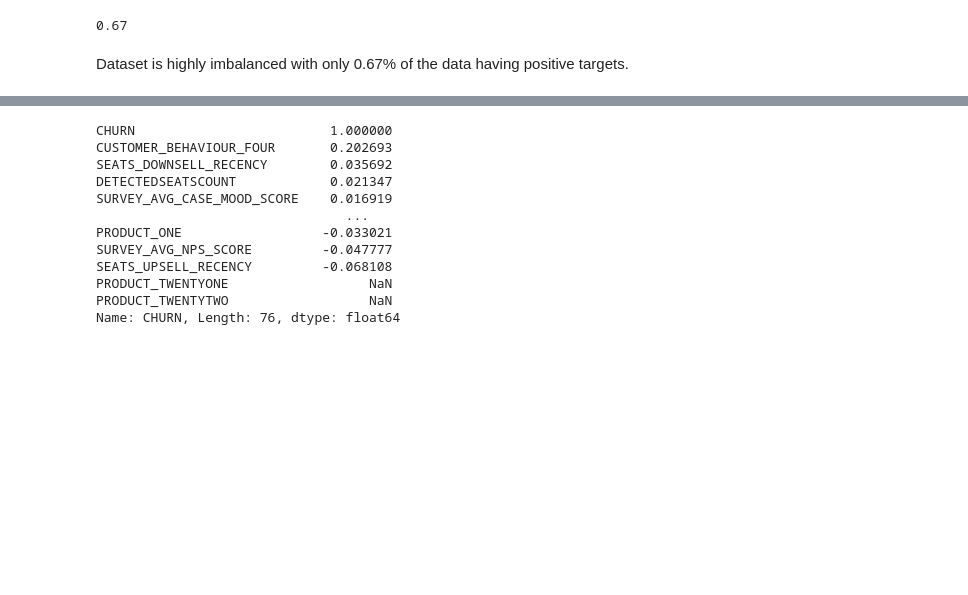
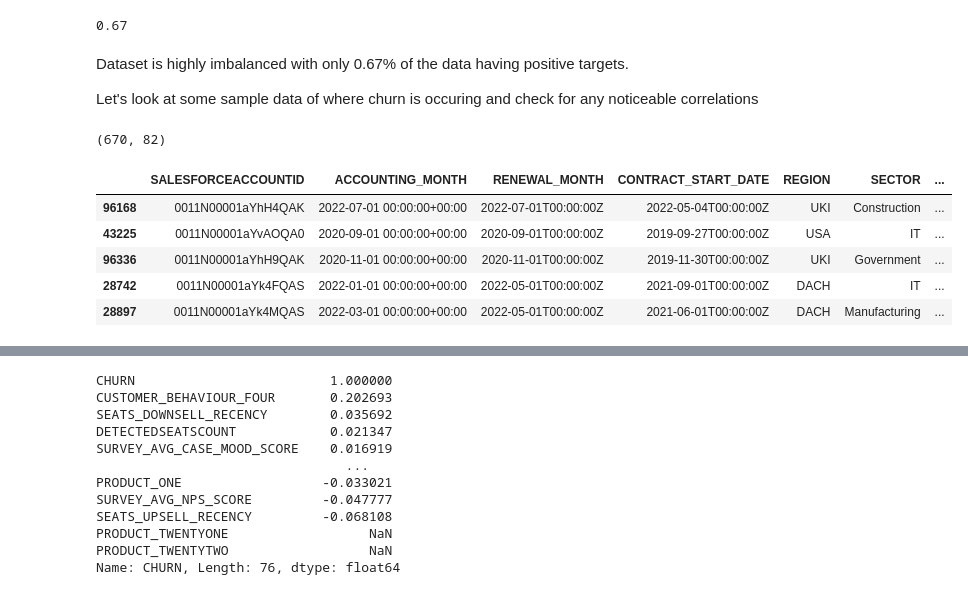
Before and after one commit to jmoro0408/Customer_Churn, a Jupyter notebook: notebooks/1_EDA.ipynb, the cells around one changed output, grey strips where cells are left out. Cells and saved outputs as stored; diff of their text form; code cells hidden in the pictures; blank space fills up the shorter version.

```diff
--- a/notebooks/1_EDA.ipynb
+++ b/notebooks/1_EDA.ipynb
@@ -95,3 +100,19 @@ Name: count, dtype: int64
 0.67
 # %% [markdown]
 Dataset is highly imbalanced with only 0.67% of the data having positive targets.
+
+Let's look at some sample data of where churn is occuring and check for any noticeable correlations
+# %%
+df_churned = df[df['CHURN'] == 1]
+df_churned.shape
+# %% [output]
+(670, 82)
+# %%
+df_churned.sample(5)
+# %% [output]
+|  | SALESFORCEACCOUNTID | ACCOUNTING_MONTH | RENEWAL_MONTH | CONTRACT_START_DATE | REGION | SECTOR | ... |
+| 96168 | 0011N00001aYhH4QAK | 2022-07-01 00:00:00+00:00 | 2022-07-01T00:00:00Z | 2022-05-04T00:00:00Z | UKI | Construction | ... |
+| 43225 | 0011N00001aYvAOQA0 | 2020-09-01 00:00:00+00:00 | 2020-09-01T00:00:00Z | 2019-09-27T00:00:00Z | USA | IT | ... |
+| 96336 | 0011N00001aYhH9QAK | 2020-11-01 00:00:00+00:00 | 2020-11-01T00:00:00Z | 2019-11-30T00:00:00Z | UKI | Government | ... |
+| 28742 | 0011N00001aYk4FQAS | 2022-01-01 00:00:00+00:00 | 2022-05-01T00:00:00Z | 2021-09-01T00:00:00Z | DACH | IT | ... |
+| 28897 | 0011N00001aYk4MQAS | 2022-03-01 00:00:00+00:00 | 2022-05-01T00:00:00Z | 2021-06-01T00:00:00Z | DACH | Manufacturing | ... |
```
Also changed, not shown: parts of 7 cells of this notebook.
